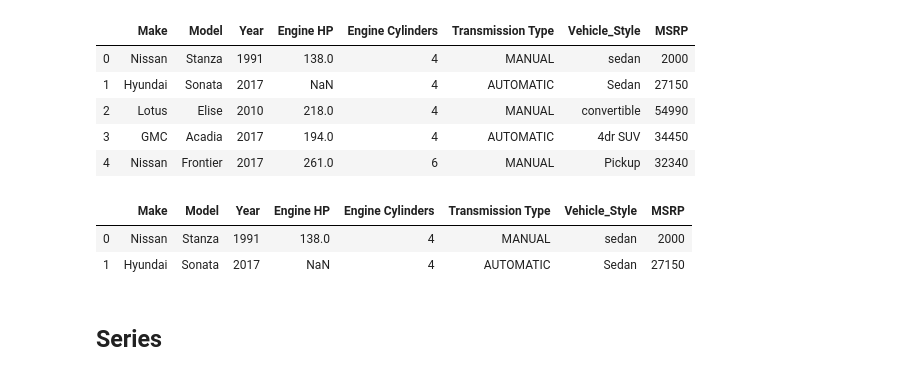
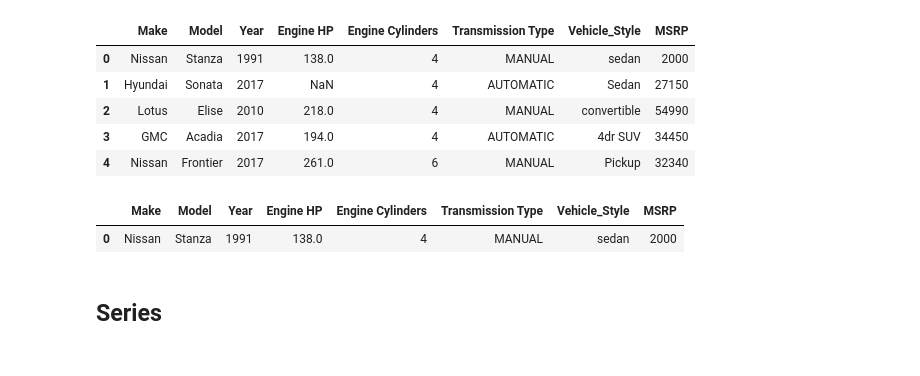
Before and after one commit to rkscodes/ml-zoomcamp, a Jupyter notebook: 01-intro/appendix-d-pandas.ipynb, the cells around one changed output. Drawn from its saved outputs; the diff is of its cells as text; code cells hidden in the pictures.

```diff
--- a/01-intro/appendix-d-pandas.ipynb
+++ b/01-intro/appendix-d-pandas.ipynb
@@ -95,11 +95,10 @@ df
 | 3 | GMC | Acadia | 2017 | 194.0 | 4 | AUTOMATIC | 4dr SUV | 34450 |
 | 4 | Nissan | Frontier | 2017 | 261.0 | 6 | MANUAL | Pickup | 32340 |
 # %%
-df.head(n=2)
+df.head(1)
 # %% [output]
 |  | Make | Model | Year | Engine HP | Engine Cylinders | Transmission Type | Vehicle_Style | MSRP |
 | 0 | Nissan | Stanza | 1991 | 138.0 | 4 | MANUAL | sedan | 2000 |
-| 1 | Hyundai | Sonata | 2017 | NaN | 4 | AUTOMATIC | Sedan | 27150 |
 # %% [markdown]
 ## Series
 # %% [markdown]
```
Also changed, not shown: parts of 12 cells of this notebook.
